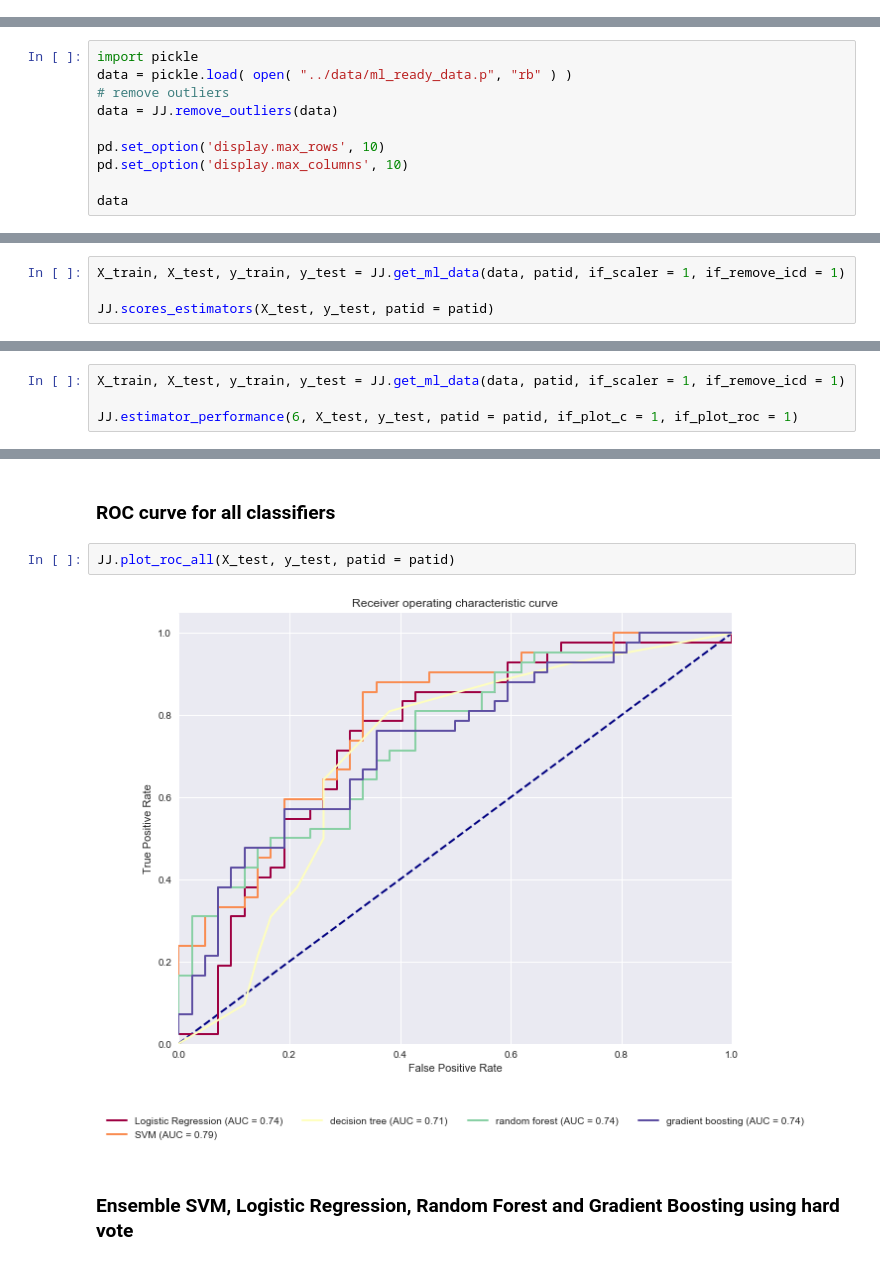
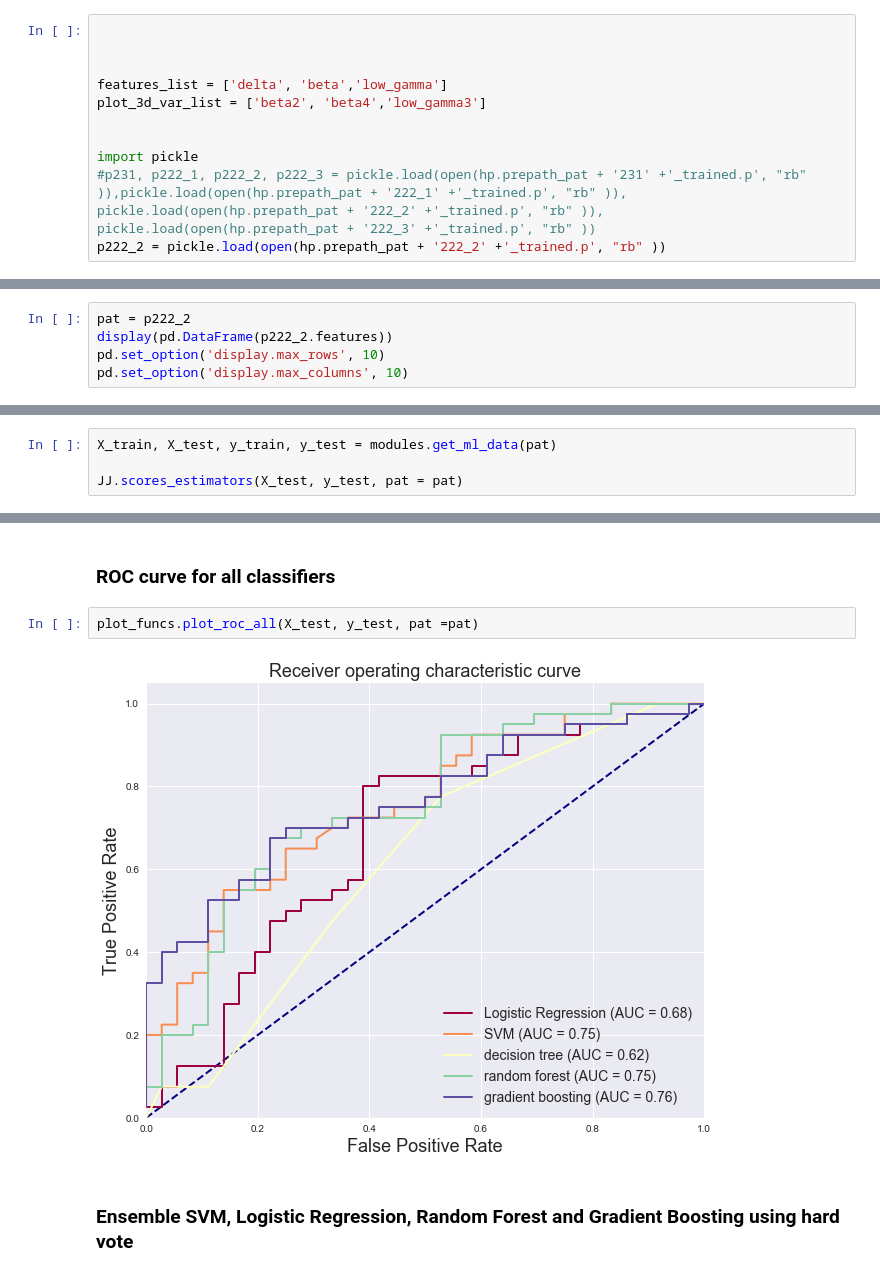
Before and after one commit to sdot08/Optimization-of-Responsive-Neurostimulation-RNS-Therapy-through-Data-Mining-Approaches, a Jupyter notebook: src/ML results_222_2.ipynb, the cells around one changed output, grey strips where cells are left out. Drawn from its saved outputs; the diff is of its cells as text.

```diff
--- a/src/ML results_222_2.ipynb
+++ b/src/ML results_222_2.ipynb
@@ -59,15 +58,21 @@ plot_3d_var_list = ['low_gamma2', 'beta2','all1']
+# %%
+
+
+
+features_list = ['delta', 'beta','low_gamma']
+plot_3d_var_list = ['beta2', 'beta4','low_gamma3']
+
+
+import pickle
+#p231, p222_1, p222_2, p222_3 = pickle.load(open(hp.prepath_pat + '231' +'_trained.p', "rb" )),pickle.load(open(hp.prepath_pat + '222_1' +'_trained.p', "rb" )), pickle.load(open(hp.prepath_pat + '222_2' +'_trained.p', "rb" )), pickle.load(open(hp.prepath_pat + '222_3' +'_trained.p', "rb" ))
+p222_2 = pickle.load(open(hp.prepath_pat + '222_2' +'_trained.p', "rb" ))
 # %% [markdown]
 ## 1. Data loading
 # %% [markdown]
 ### What the data looks like
 # %%
-import pickle
-data = pickle.load( open( "../data/ml_ready_data.p", "rb" ) )
-# remove outliers
-data = JJ.remove_outliers(data)
-
+pat = p222_2
+display(pd.DataFrame(p222_2.features))
 pd.set_option('display.max_rows', 10)
 pd.set_option('display.max_columns', 10)
-
-data
 # %% [output]
@@ -101,7 +105,7 @@ Total outliers removed: 68
 # %% [markdown]
 ### Performace Overview of each Classifier
 # %%
-X_train, X_test, y_train, y_test = JJ.get_ml_data(data, patid, if_scaler = 1, if_remove_icd = 1)
+X_train, X_test, y_train, y_test = modules.get_ml_data(pat)
 
-JJ.scores_estimators(X_test, y_test, patid = patid)
+JJ.scores_estimators(X_test, y_test, pat = pat)
 # %% [output]
@@ -122,4 +126,0 @@ JJ.scores_estimators(X_test, y_test, patid = patid)
-# %%
-X_train, X_test, y_train, y_test = JJ.get_ml_data(data, patid, if_scaler = 1, if_remove_icd = 1)
-
-JJ.estimator_performance(6, X_test, y_test, patid = patid, if_plot_c = 1, if_plot_roc = 1)
@@ -130,9 +133,9 @@ Confusion matrix, without normalization
 # %% [markdown]
 ### ROC curve for all classifiers
 # %%
-JJ.plot_roc_all(X_test, y_test, patid = patid)
+plot_funcs.plot_roc_all(X_test, y_test, pat =pat)
 # %% [output]
-[figure, old version]
+[figure, new version]
 # %% [markdown]
 ### Ensemble SVM, Logistic Regression, Random Forest and Gradient Boosting using hard vote
 # %%
```
Also changed, not shown: parts of 12 cells of this notebook, 13 other files.
